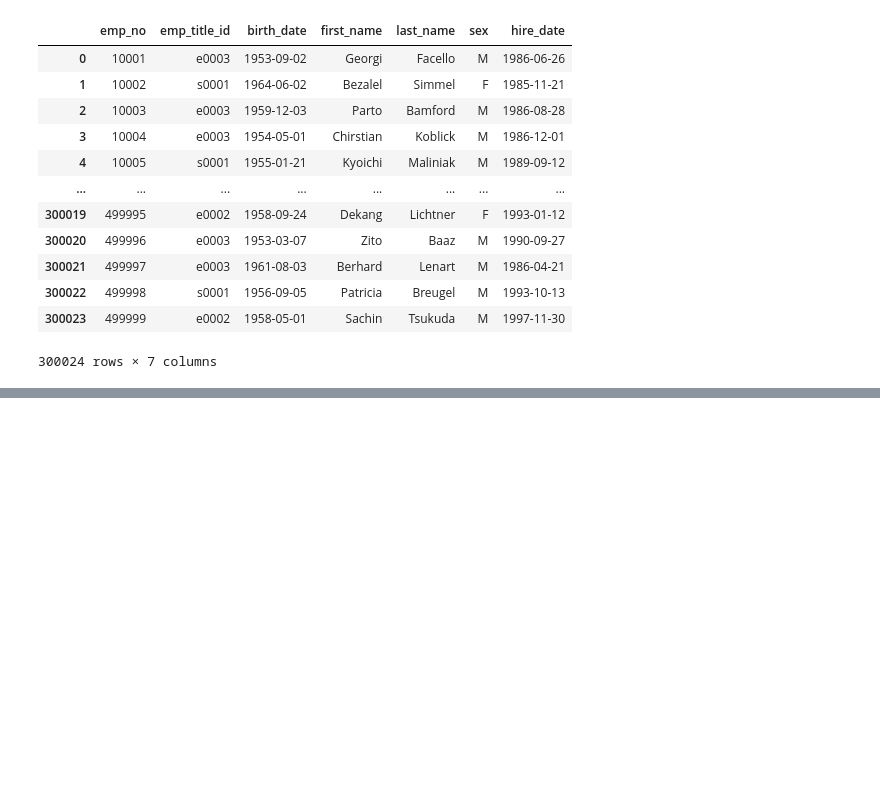
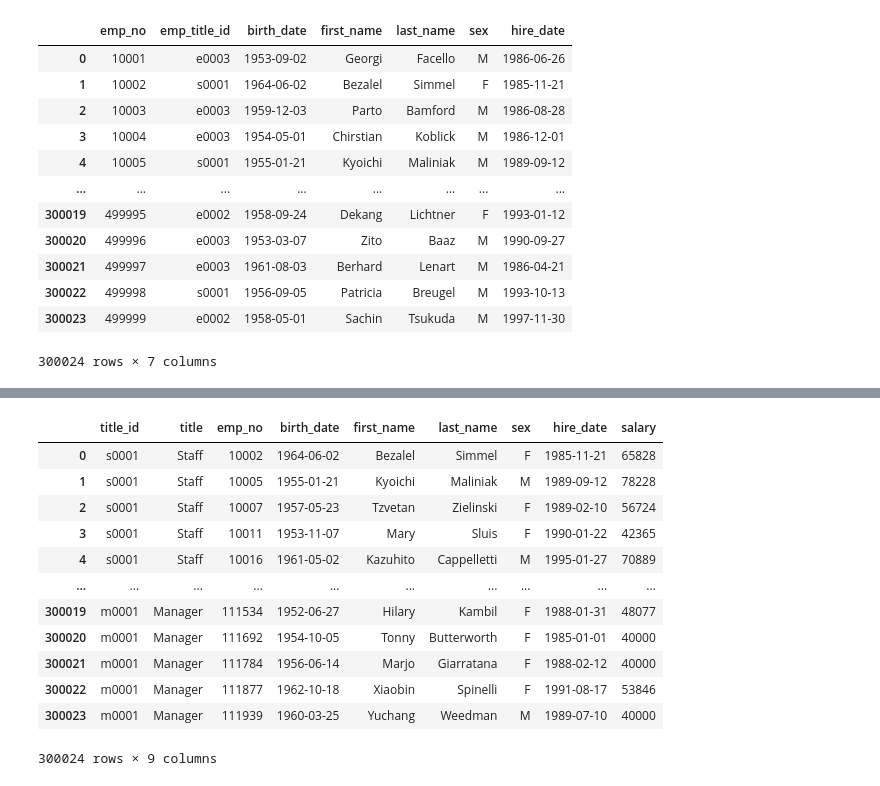
Before and after one commit to SandyGoodell/sql-challange, a Jupyter notebook: EmployeeSQL/bonus.ipynb, the cells around one changed output, grey strips where cells are left out. Drawn from its saved outputs; the diff is of its cells as text; code cells hidden in the pictures; blank space fills up the shorter version.

```diff
--- a/EmployeeSQL/bonus.ipynb
+++ b/EmployeeSQL/bonus.ipynb
@@ -85,0 +117,18 @@ df_employees
+# %%
+# merget the emp and title with the salary amount on emp_no
+df_emp_title_sal = df_emp_title.merge(df_salaries, on='emp_no')
+df_emp_title_sal
+# %% [output]
+|  | title_id | title | emp_no | birth_date | first_name | last_name | sex | hire_date | salary |
+| 0 | s0001 | Staff | 10002 | 1964-06-02 | Bezalel | Simmel | F | 1985-11-21 | 65828 |
+| 1 | s0001 | Staff | 10005 | 1955-01-21 | Kyoichi | Maliniak | M | 1989-09-12 | 78228 |
+| 2 | s0001 | Staff | 10007 | 1957-05-23 | Tzvetan | Zielinski | F | 1989-02-10 | 56724 |
+| 3 | s0001 | Staff | 10011 | 1953-11-07 | Mary | Sluis | F | 1990-01-22 | 42365 |
+| 4 | s0001 | Staff | 10016 | 1961-05-02 | Kazuhito | Cappelletti | M | 1995-01-27 | 70889 |
+| ... | ... | ... | ... | ... | ... | ... | ... | ... | ... |
+| 300019 | m0001 | Manager | 111534 | 1952-06-27 | Hilary | Kambil | F | 1988-01-31 | 48077 |
+| 300020 | m0001 | Manager | 111692 | 1954-10-05 | Tonny | Butterworth | F | 1985-01-01 | 40000 |
+| 300021 | m0001 | Manager | 111784 | 1956-06-14 | Marjo | Giarratana | F | 1988-02-12 | 40000 |
+| 300022 | m0001 | Manager | 111877 | 1962-10-18 | Xiaobin | Spinelli | F | 1991-08-17 | 53846 |
+| 300023 | m0001 | Manager | 111939 | 1960-03-25 | Yuchang | Weedman | M | 1989-07-10 | 40000 |
+300024 rows × 9 columns
```
Also changed, not shown: parts of 5 cells of this notebook, 3 other files.
